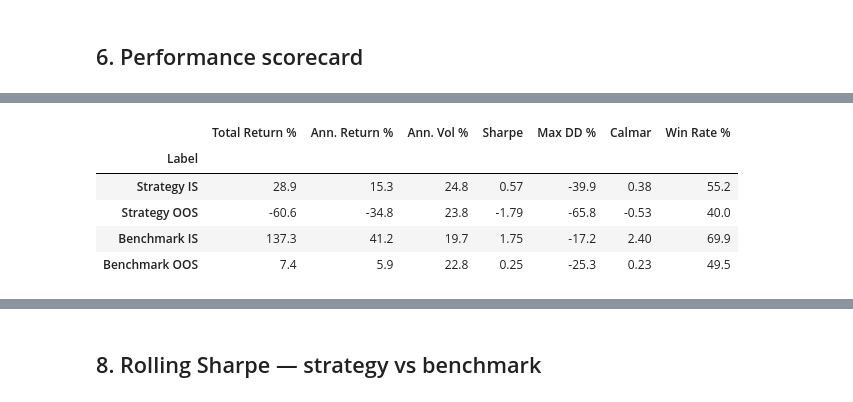
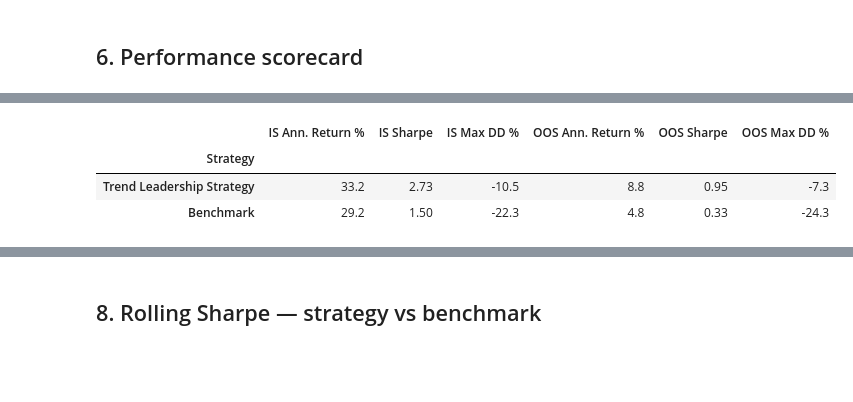
Before and after one commit to ramanathan23/trader-cockpit-app, a Jupyter notebook: notebooks/01_momentum_backtest.ipynb, the cells around one changed output, grey strips where cells are left out. Saved outputs shown, nothing was run; the diff lists cells and outputs as text; code cells hidden in the pictures; blank space fills up the shorter version.

```diff
--- a/notebooks/01_momentum_backtest.ipynb
+++ b/notebooks/01_momentum_backtest.ipynb
@@ -49,15 +70,18 @@ with engine.connect() as conn:
     """, conn, parse_dates=['time'])
 
 raw['time'] = raw['time'].dt.tz_localize(None)
+raw['traded_value'] = raw['close'] * raw['volume']
 
-# Pivot to wide close matrix
+# Pivot to wide matrices
 close_all = raw.pivot(index='time', columns='symbol', values='close')
 volume_all = raw.pivot(index='time', columns='symbol', values='volume')
+traded_value_all = raw.pivot(index='time', columns='symbol', values='traded_value')
 
 # Keep symbols with enough history
 valid = close_all.count() >= MIN_HISTORY
 close_all = close_all.loc[:, valid]
 volume_all = volume_all.loc[:, valid]
+traded_value_all = traded_value_all.loc[:, valid]
 
 print(f'Universe: {close_all.shape[1]} symbols  |  {close_all.shape[0]} trading days')
 print(f'Period: {close_all.index[0].date()} → {close_all.index[-1].date()}')
@@ -259,39 +312,43 @@ fig.show()
 # %% [markdown]
 ## 6. Performance scorecard
 # %%
-def scorecard(ret, eq, label, periods=52):
-    ann_ret = (1 + ret.mean()) ** periods - 1
-    ann_vol = ret.std() * np.sqrt(periods)
-    total   = eq.iloc[-1] / eq.iloc[0] - 1
+def annualized_return(ret, periods=252):
+    if len(ret) == 0:
+        return np.nan
+    compounded = (1 + ret).prod()
+    return compounded ** (periods / len(ret)) - 1
+
+def sharpe(ret, periods=252):
+    vol = ret.std()
+    if len(ret) == 0 or pd.isna(vol) or vol == 0:
+        return np.nan
+    return ret.mean() / vol * np.sqrt(periods)
+
+def max_dd(eq):
+    roll_max = eq.cummax()
+    return ((eq - roll_max) / roll_max).min()
+
+def snapshot_metrics(ret, split_dt, periods=252):
+    ret = ret.dropna()
+    ret_is = ret[ret.index < split_dt]
+    ret_oos = ret[ret.index >= split_dt]
+    eq_is = equity_curve(ret_is) if len(ret_is) else pd.Series(dtype=float)
+    eq_oos = equity_curve(ret_oos) if len(ret_oos) else pd.Series(dtype=float)
+
     return {
-        'Label'         : label,
-        'Total Return %': round(total * 100, 1),
-        'Ann. Return %' : round(ann_ret * 100, 1),
-        'Ann. Vol %'    : round(ann_vol * 100, 1),
-        'Sharpe'        : round(sharpe(ret), 2),
-        'Max DD %'      : round(max_dd(eq) * 100, 1),
-        'Calmar'        : round(calmar(ret, eq), 2),
-        'Win Rate %'    : round((ret > 0).mean() * 100, 1),
+        'IS Ann. Return %': round(annualized_return(ret_is, periods) * 100, 1),
+        'IS Sharpe': round(sharpe(ret_is, periods), 2),
+        'IS Max DD %': round(max_dd(eq_is) * 100, 1) if len(eq_is) else np.nan,
+        'OOS Ann. Return %': round(annualized_return(ret_oos, periods) * 100, 1),
+        'OOS Sharpe': round(sharpe(ret_oos, periods), 2),
+        'OOS Max DD %': round(max_dd(eq_oos) * 100, 1) if len(eq_oos) else np.nan,
     }
 
-cards = []
-for mask, label in [(is_mask,  'Strategy IS'), (oos_mask, 'Strategy OOS'),
-                    (is_mask,  'Benchmark IS'), (oos_mask, 'Benchmark OOS')]:
-    r = strat_ret[mask] if 'Strategy' in label else bm_ret[mask]
-    e = equity_curve(r)
-    cards.append(scorecard(r, e, label))
+perf_df = pd.DataFrame([
+    {'Strategy': 'Trend Leadership Strategy', **snapshot_metrics(strat_ret, split_date, PERIODS_PER_YEAR)},
+    {'Strategy': 'Benchmark', **snapshot_metrics(bm_ret, split_date, PERIODS_PER_YEAR)},
+]).set_index('Strategy')
 
-sc_df = pd.DataFrame(cards).set_index('Label')
-
-# Styled table as a figure
-fig = go.Figure(go.Table(
-    header=dict(values=['Metric'] + list(sc_df.columns),
-                fill_color='#1565C0', font=dict(color='white', size=12), align='left'),
-    cells=dict(values=[[idx for idx in sc_df.index]] + [sc_df[c].tolist() for c in sc_df.columns],
-               fill_color=[['#E3F2FD' if i%2==0 else 'white'] * len(sc_df) for i in range(len(sc_df.columns)+1)],
-               align='left', font=dict(size=12))
-))
-fig.update_layout(title='Performance Scorecard — In-Sample vs Out-of-Sample', height=300)
-fig.show()
-sc_df
+print('Final strategy selected: Trend Leadership Strategy')
+perf_df
 # %% [output]
@@ -298,7 +356,5 @@ sc_df
-|  | Total Return % | Ann. Return % | Ann. Vol % | Sharpe | Max DD % | Calmar | Win Rate % |
-| Label |  |  |  |  |  |  |  |
-| Strategy IS | 28.9 | 15.3 | 24.8 | 0.57 | -39.9 | 0.38 | 55.2 |
-| Strategy OOS | -60.6 | -34.8 | 23.8 | -1.79 | -65.8 | -0.53 | 40.0 |
-| Benchmark IS | 137.3 | 41.2 | 19.7 | 1.75 | -17.2 | 2.40 | 69.9 |
-| Benchmark OOS | 7.4 | 5.9 | 22.8 | 0.25 | -25.3 | 0.23 | 49.5 |
+|  | IS Ann. Return % | IS Sharpe | IS Max DD % | OOS Ann. Return % | OOS Sharpe | OOS Max DD % |
+| Strategy |  |  |  |  |  |  |
+| Trend Leadership Strategy | 33.2 | 2.73 | -10.5 | 8.8 | 0.95 | -7.3 |
+| Benchmark | 29.2 | 1.50 | -22.3 | 4.8 | 0.33 | -24.3 |
 # %% [markdown]
```
Also changed, not shown: parts of 16 cells of this notebook, 6 other files.
